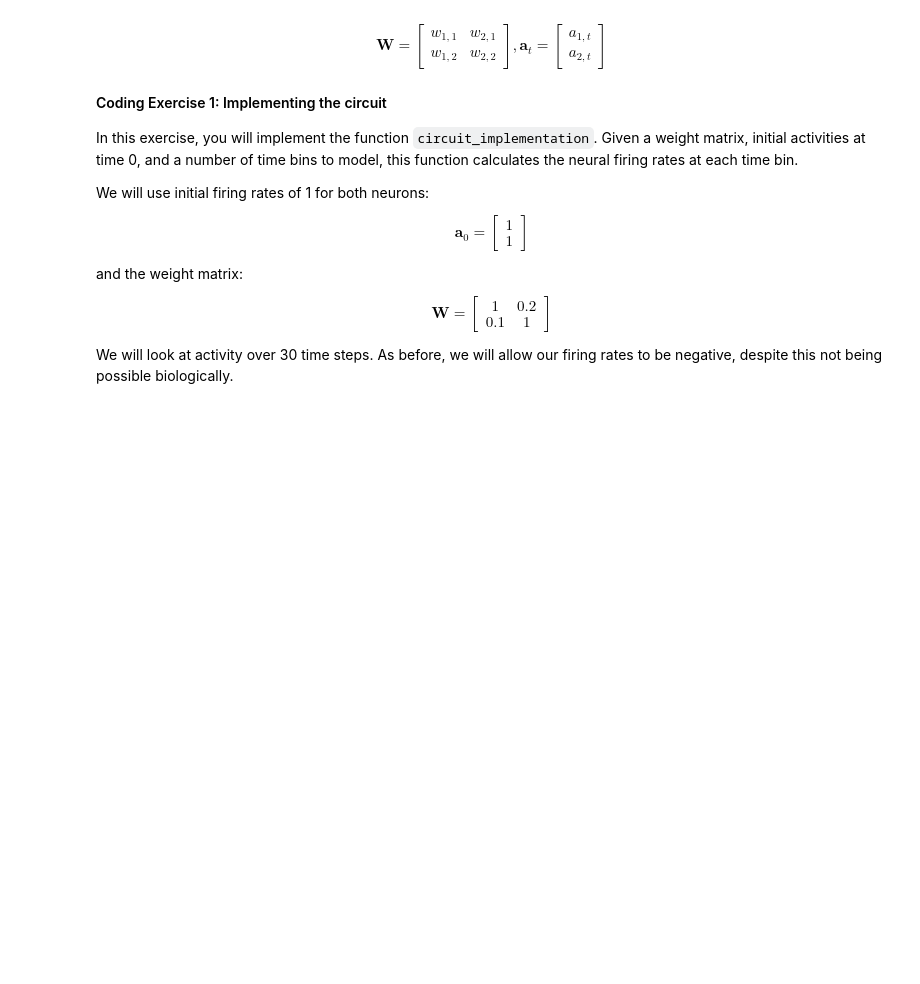
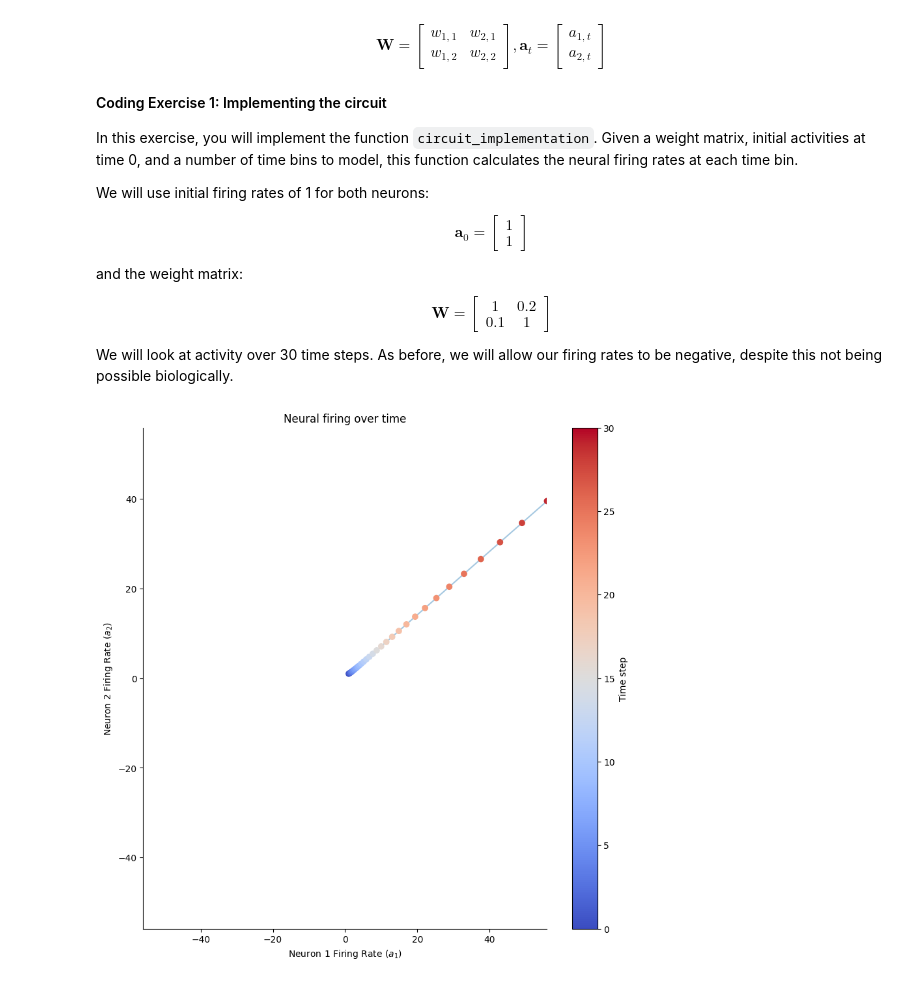
Before and after one commit to ivonnerubio/Neuromatch-Academy-Computational-Neuroscience, a Jupyter notebook: Linear Algebra/Discrete Dynamical Systems.ipynb, the cells around one changed output. Cells and saved outputs as stored; diff of their text form; code cells hidden in the pictures; blank space fills up the shorter version.

```diff
--- a/Linear Algebra/Discrete Dynamical Systems.ipynb
+++ b/Linear Algebra/Discrete Dynamical Systems.ipynb
@@ -47,31 +113,39 @@ We will look at activity over 30 time steps. As before, we will allow our firing
 # %%
 def circuit_implementation(W, a0, T):
     """ Simulate the responses of N neurons over time given their connections
 
-  Args:
-    W (ndarray): weight matrix of synaptic connections, should be N x N
-    a0 (ndarray): initial condition or input vector, should be N,
-    T (scalar): number of time steps to run simulation for
+    Args:
+        W (ndarray): weight matrix of synaptic connections, should be N x N
+        a0 (ndarray): initial condition or input vector, should be N,
+        T (scalar): number of time steps to run simulation for
 
-  Returns:
-    a (ndarray): the neural responses over time, should be N x T
+    Returns:
+        a (ndarray): the neural responses over time, should be N x T
 
-  """
+    """
 
     # Compute the number of neurons
     N = W.shape[0]
 
     # Initialize empty response array and initial condition
     a = np.zeros((N,T))
     a[:,0] = a0
 
     # Loop over time steps and compute u(t+1)
     for i_t in range(1,T):
-        a[:,i_t] = 1
+        a[:,i_t] = W @ a[:,i_t-1]
 
     return a
 
 # Define W, u0, T
 W = np.array([[1,.2],[.1,1]])
 a0 = np.array([1,1])
 T = 30
+
+# Get Neural Activities
+a = circuit_implementation(W,a0,T)
+
+# Visualize neural activities
+plot_circuit_responses(a,W)
+# %% [output]
+[figure, added]
```
Also changed, not shown: parts of 4 cells of this notebook.
